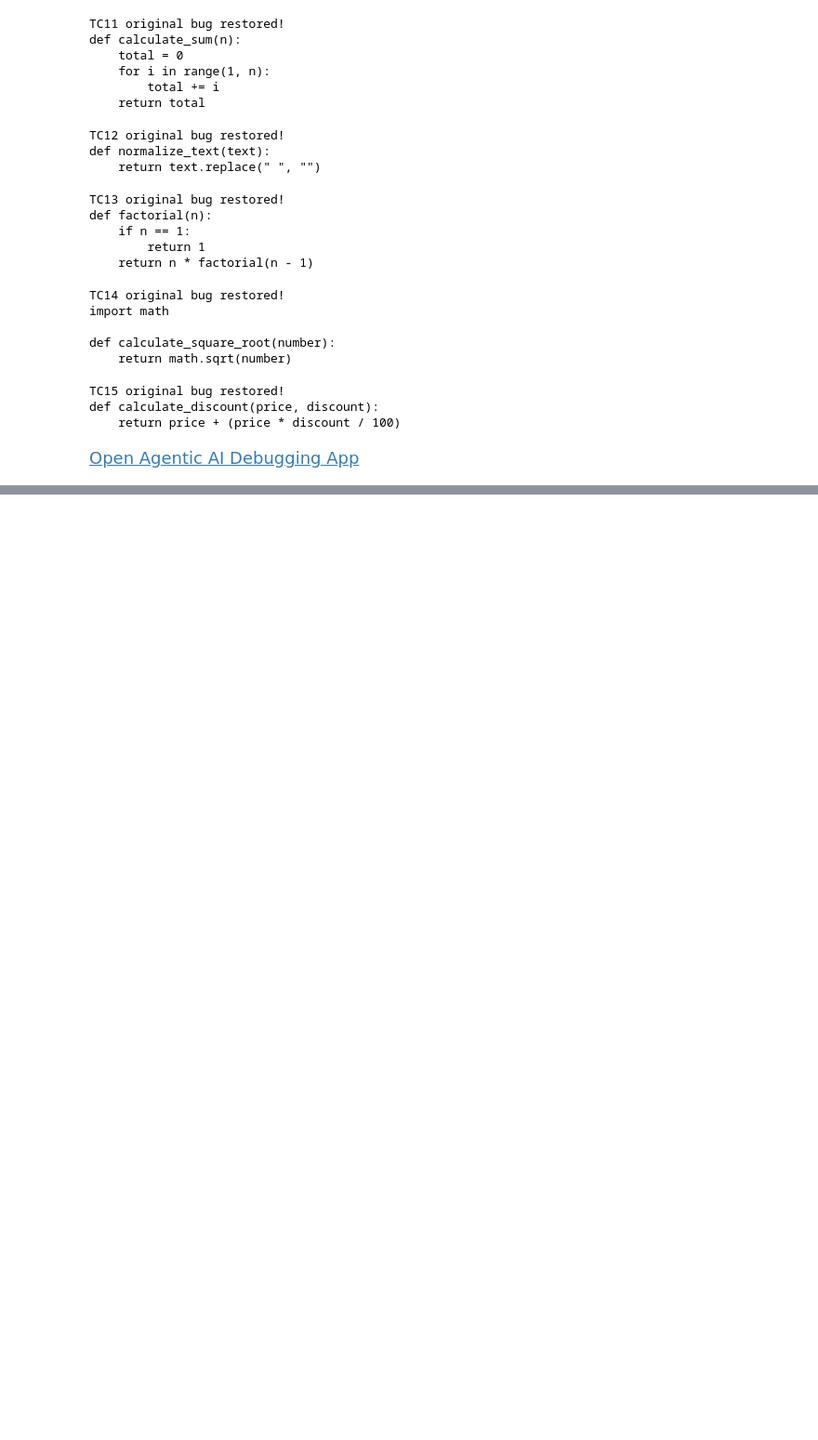
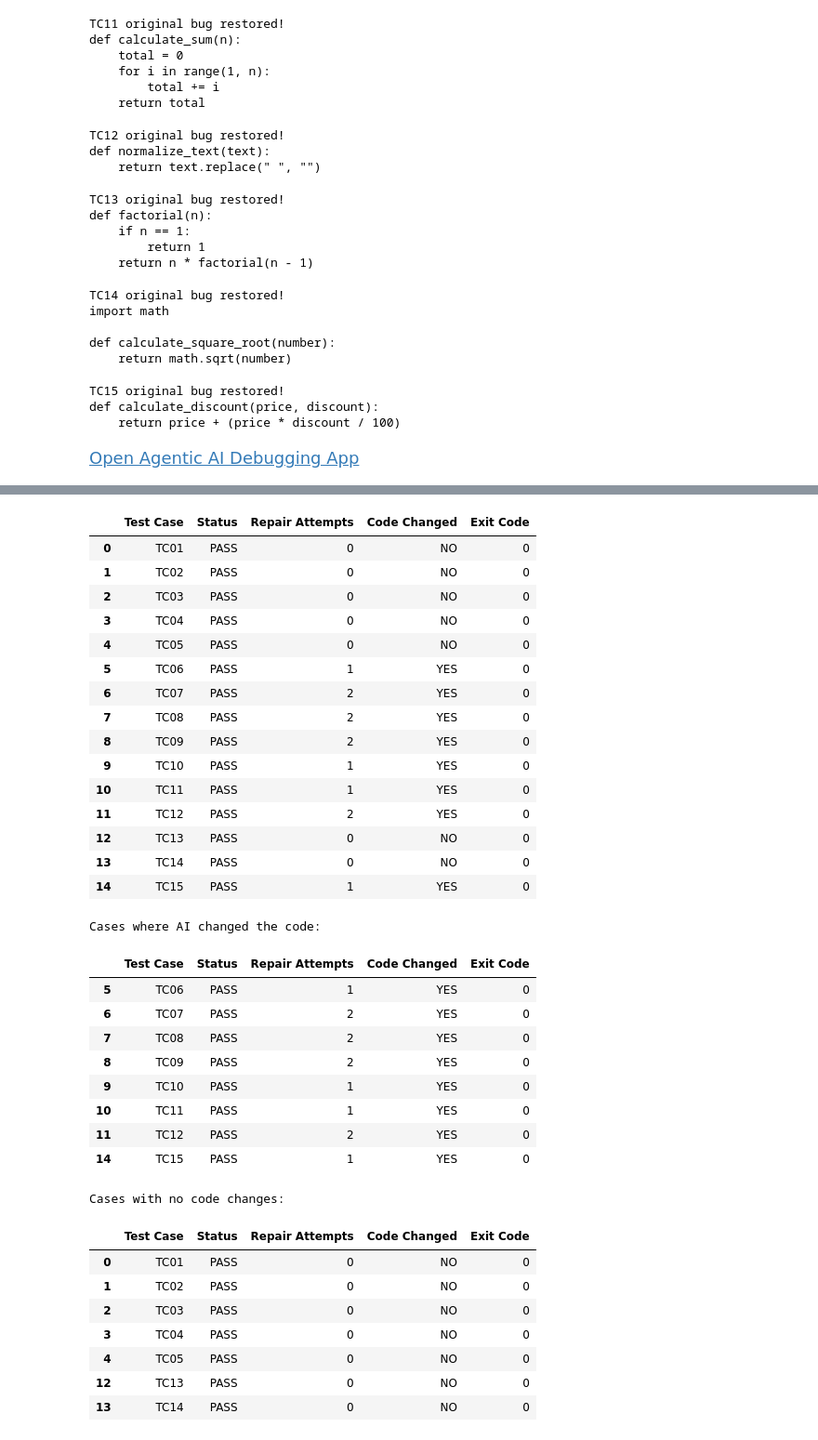
Before and after one commit to shobhis330/agentic-ai-debugging-test-automation, a Jupyter notebook: agentic_ai_debugging_week2.ipynb, the cells around one changed output, grey strips where cells are left out. Shown at 93% size. Drawn from its saved outputs; the diff is of its cells as text; code cells hidden in the pictures; blank space fills up the shorter version.

```diff
--- a/agentic_ai_debugging_week2.ipynb
+++ b/agentic_ai_debugging_week2.ipynb
@@ -6163,0 +6483,50 @@ Open Agentic AI Debugging App
+# %%
+import pandas as pd
+
+df = pd.read_csv(
+    "/content/agentic-ai-debugging-test-automation/all_15_repair_results.csv"
+)
+
+display(df)
+
+print("\nCases where AI changed the code:")
+display(df[df["Code Changed"] == "YES"])
+
+print("\nCases with no code changes:")
+display(df[df["Code Changed"] == "NO"])
+# %% [output]
+|  | Test Case | Status | Repair Attempts | Code Changed | Exit Code |
+| 0 | TC01 | PASS | 0 | NO | 0 |
+| 1 | TC02 | PASS | 0 | NO | 0 |
+| 2 | TC03 | PASS | 0 | NO | 0 |
+| 3 | TC04 | PASS | 0 | NO | 0 |
+| 4 | TC05 | PASS | 0 | NO | 0 |
+| 5 | TC06 | PASS | 1 | YES | 0 |
+| 6 | TC07 | PASS | 2 | YES | 0 |
+| 7 | TC08 | PASS | 2 | YES | 0 |
+| 8 | TC09 | PASS | 2 | YES | 0 |
+| 9 | TC10 | PASS | 1 | YES | 0 |
+| 10 | TC11 | PASS | 1 | YES | 0 |
+| 11 | TC12 | PASS | 2 | YES | 0 |
+| 12 | TC13 | PASS | 0 | NO | 0 |
+| 13 | TC14 | PASS | 0 | NO | 0 |
+| 14 | TC15 | PASS | 1 | YES | 0 |
+Cases where AI changed the code:
+|  | Test Case | Status | Repair Attempts | Code Changed | Exit Code |
+| 5 | TC06 | PASS | 1 | YES | 0 |
+| 6 | TC07 | PASS | 2 | YES | 0 |
+| 7 | TC08 | PASS | 2 | YES | 0 |
+| 8 | TC09 | PASS | 2 | YES | 0 |
+| 9 | TC10 | PASS | 1 | YES | 0 |
+| 10 | TC11 | PASS | 1 | YES | 0 |
+| 11 | TC12 | PASS | 2 | YES | 0 |
+| 14 | TC15 | PASS | 1 | YES | 0 |
+Cases with no code changes:
+|  | Test Case | Status | Repair Attempts | Code Changed | Exit Code |
+| 0 | TC01 | PASS | 0 | NO | 0 |
+| 1 | TC02 | PASS | 0 | NO | 0 |
+| 2 | TC03 | PASS | 0 | NO | 0 |
+| 3 | TC04 | PASS | 0 | NO | 0 |
+| 4 | TC05 | PASS | 0 | NO | 0 |
+| 12 | TC13 | PASS | 0 | NO | 0 |
+| 13 | TC14 | PASS | 0 | NO | 0 |
```
Also changed, not shown: parts of 26 cells of this notebook.
